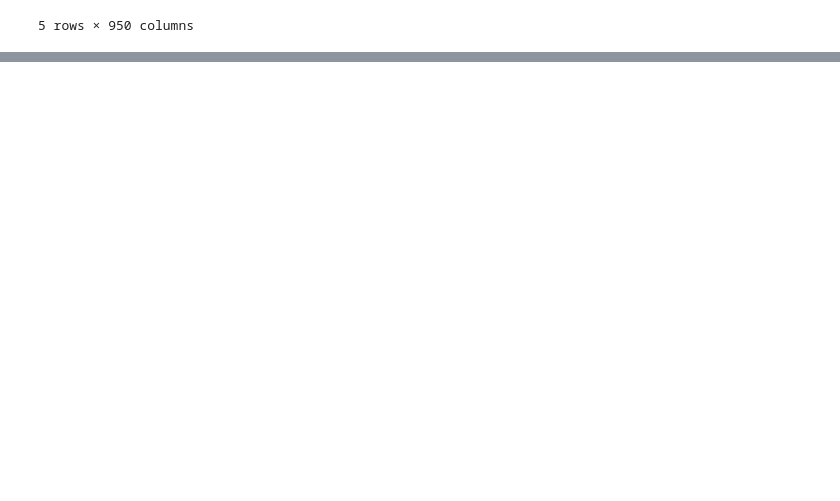
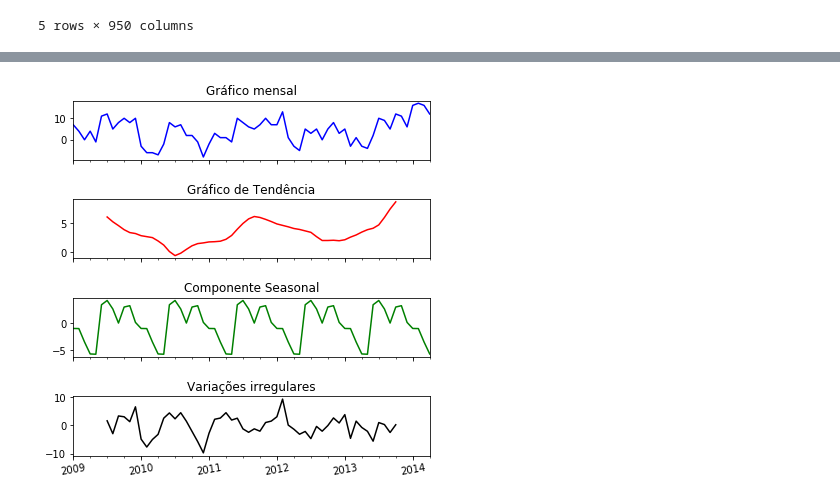
Before and after one commit to tiagotele/experimentos_oceanografia, a Jupyter notebook: Lendo dados de anomalia da FUNCEME.ipynb, the cells around one changed output, grey strips where cells are left out. Drawn from its saved outputs; the diff is of its cells as text; code cells hidden in the pictures; blank space fills up the shorter version.

Commit message:
Adicionando gráfico de decomposição tempoeral.

```diff
--- a/Lendo dados de anomalia da FUNCEME.ipynb
+++ b/Lendo dados de anomalia da FUNCEME.ipynb
@@ -195,0 +207,2 @@ funceme_df.head()
+# %%
+funceme_df = funceme_df.loc['2009-01-01':'2014-12-01']
@@ -195,0 +211,21 @@ funceme_df.head()
+# %%
+def monta_grafico_de_decomposicao(coluna):
+    decompose_model = seasonal.seasonal_decompose(funceme_df[coluna].tolist(), freq=12,
+                                          model='additive')
+    fig, axarr = plt.subplots(4, sharex=True)
+    fig.set_size_inches(5.5, 5.5)
+
+    funceme_df[coluna].plot(ax=axarr[0], color='b', linestyle='-')
+    axarr[0].set_title('Gráfico mensal')
+
+    pd.Series(data=decompose_model.trend, index=funceme_df.index).plot(color='r', linestyle='-', ax=axarr[1])
+    axarr[1].set_title('Gráfico de Tendência')
+
+    pd.Series(data=decompose_model.seasonal, index=funceme_df.index).plot(color='g', linestyle='-', ax=axarr[2])
+    axarr[2].set_title('Componente Seasonal')
+
+    pd.Series(data=decompose_model.resid, index=funceme_df.index).plot(color='k', linestyle='-', ax=axarr[3])
+    axarr[3].set_title('Variações irregulares')
+
+    plt.tight_layout(pad=0.4, w_pad=0.5, h_pad=2.0)
+    plt.xticks(rotation=10)
@@ -195,0 +236,4 @@ funceme_df.head()
+# %%
+monta_grafico_de_decomposicao('60W-28N')
+# %% [output]
+[figure, added]
```
Also changed, not shown: parts of 8 cells of this notebook.
